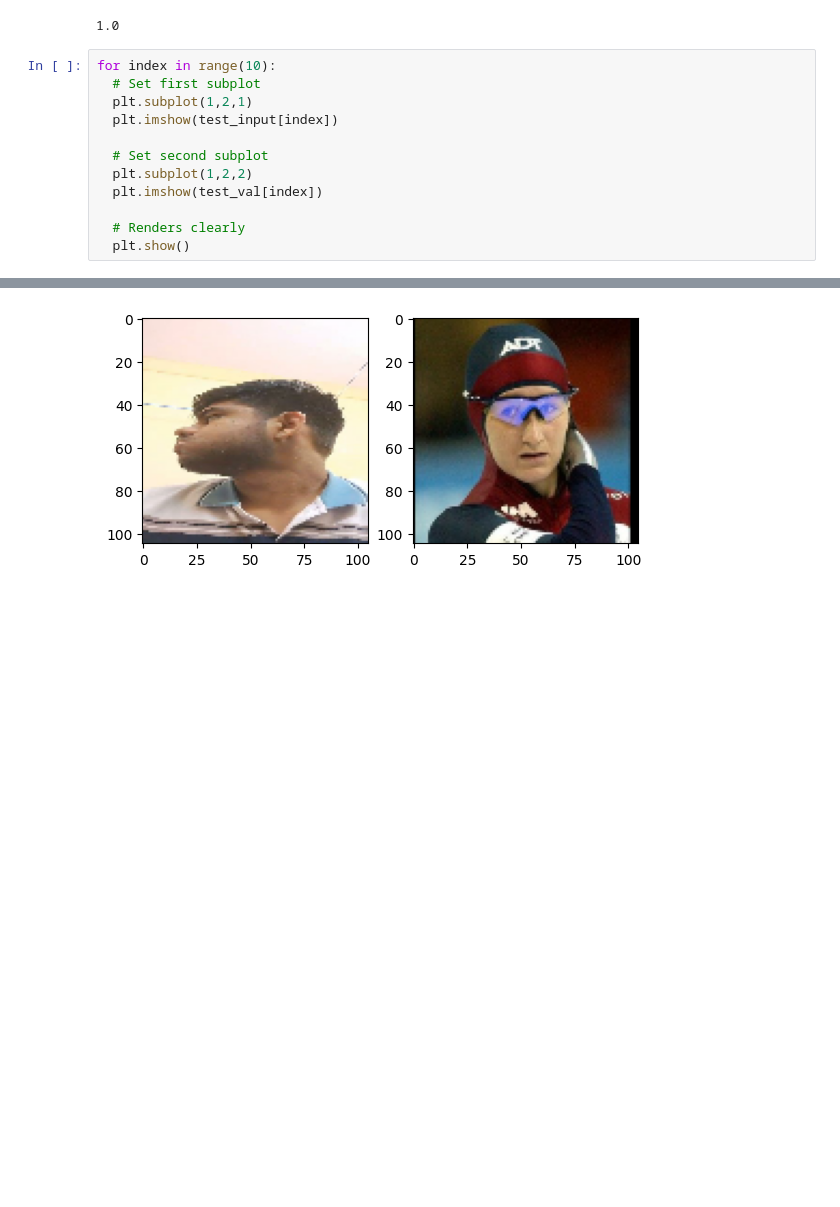
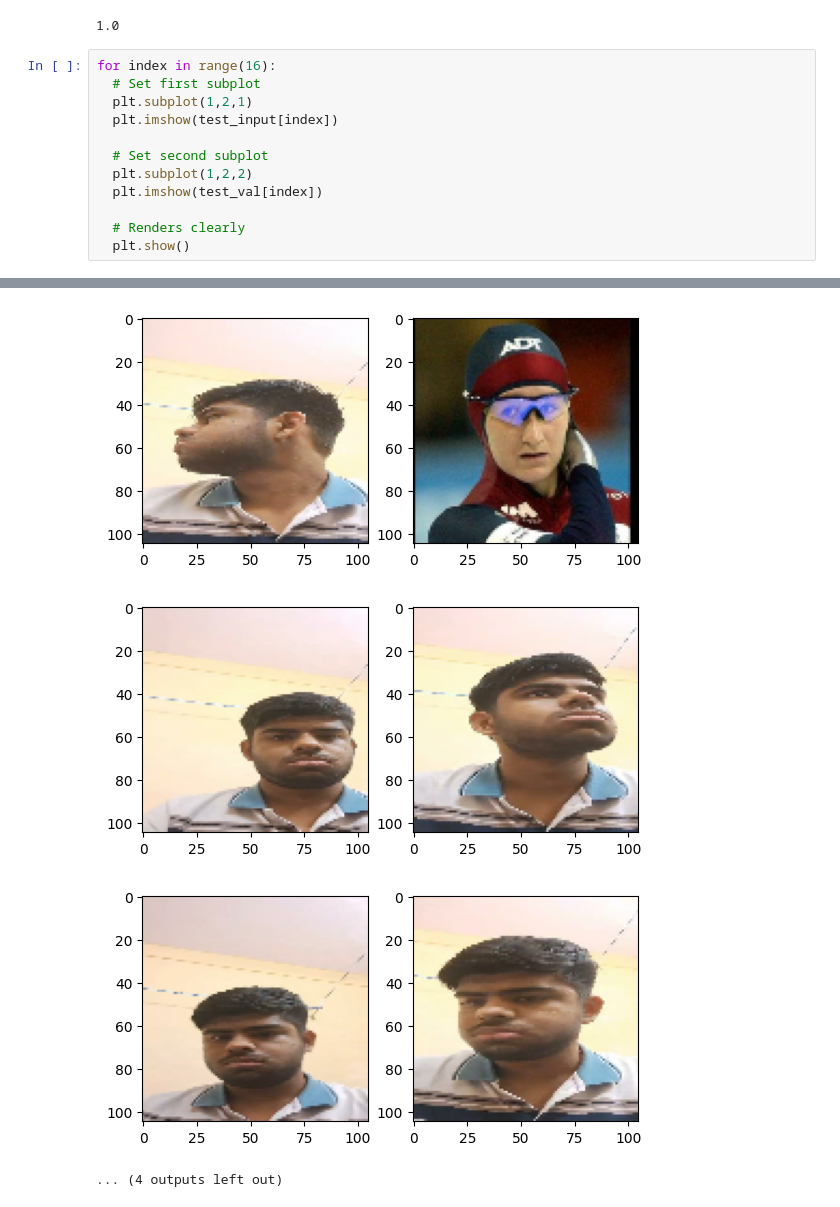
Before and after one commit to Durgesh-project/Learner-s_Space, a Jupyter notebook: Assignment-4/Facial_Recognition.ipynb, the cells around one changed output, grey strips where cells are left out. Cells and saved outputs as stored; diff of their text form; blank space fills up the shorter version.

```diff
--- a/Assignment-4/Facial_Recognition.ipynb
+++ b/Assignment-4/Facial_Recognition.ipynb
@@ -375,26 +375,29 @@ m.result().numpy()
 # %% [output]
 1.0
 # %%
-for index in range(10):
+for index in range(16):
   # Set first subplot
   plt.subplot(1,2,1)
   plt.imshow(test_input[index])
 
   # Set second subplot
   plt.subplot(1,2,2)
   plt.imshow(test_val[index])
 
   # Renders clearly
   plt.show()
 # %% [output]
 [figure]
 [figure]
 [figure]
 [figure]
 [figure]
 [figure]
 [figure]
 [figure]
 [figure]
 [figure]
+[figure, added]
+[figure, added]
+... (4 outputs left out)
 # %%
```
Also changed, not shown: parts of 5 cells of this notebook.
